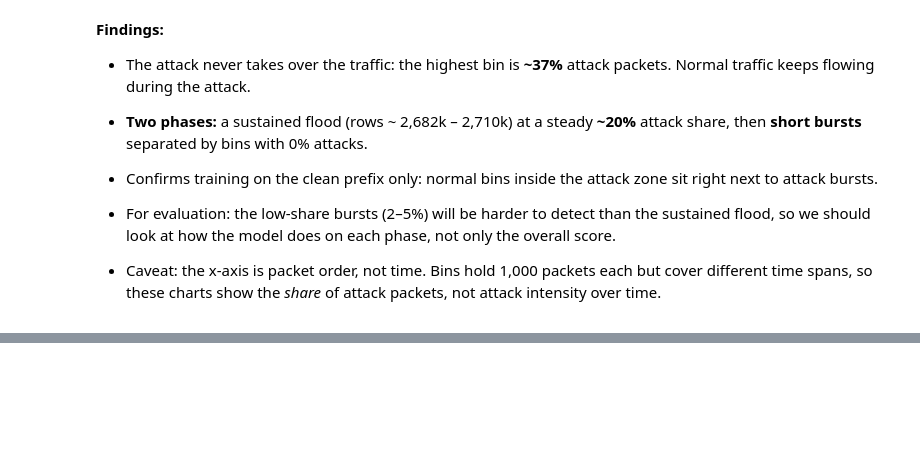
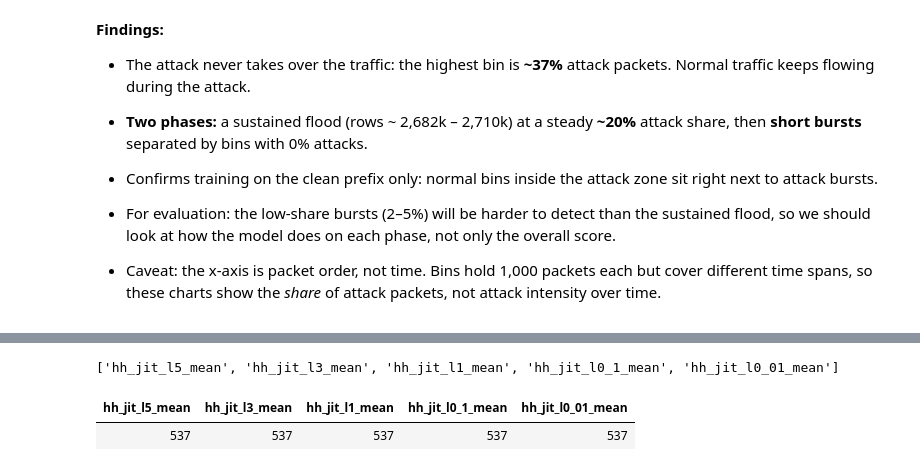
Before and after one commit to SantiLopBla/kitsune-network-anomaly-detection, a Jupyter notebook: Notebooks/Exploration/eda_syn_dos.ipynb, the cells around one changed output, grey strips where cells are left out. Cells and saved outputs as stored; diff of their text form; code cells hidden in the pictures; blank space fills up the shorter version.

```diff
--- a/Notebooks/Exploration/eda_syn_dos.ipynb
+++ b/Notebooks/Exploration/eda_syn_dos.ipynb
@@ -125,0 +134,14 @@ plt.show()
+# %%
+# Prediction: a few hundred/thousand rows (one per new IP-to-IP conversation)
+
+TIMESTAMP_THRESHOLD = 1e9  # 1e9 seconds = ~31 years: no real gap is this big
+col = F.col("hh_jit_l0_01_mean")
+
+jit_check = packets.agg(
+    F.min(col).alias("min_value"),
+    F.max(col).alias("max_value"),
+    F.count_if(col >= TIMESTAMP_THRESHOLD).alias("rows_above_threshold"),
+    F.from_unixtime(F.max(col)).alias("max_as_date"),  # seconds since 1970 -> readable date
+)
+
+display(jit_check)
@@ -125,0 +164,24 @@ plt.show()
+# %%
+from src.kitsune.feature_names import feature_names
+
+# Prediction: (a) same count in all 5, the leaked timestamp enters every window at once
+
+# The 5 HH_jit mean columns (one per time window)
+jit_mean_cols = []
+for c in feature_names():
+    if c.startswith("hh_jit") and c.endswith("_mean"):
+        jit_mean_cols.append(c)
+
+print(jit_mean_cols)
+
+# One count per column, all computed in a single pass over the data
+count_exprs = []
+for c in jit_mean_cols:
+    count_exprs.append(F.count_if(F.col(c) >= TIMESTAMP_THRESHOLD).alias(c))
+
+jit_counts = packets.agg(*count_exprs)
+display(jit_counts)
+# %% [output]
+['hh_jit_l5_mean', 'hh_jit_l3_mean', 'hh_jit_l1_mean', 'hh_jit_l0_1_mean', 'hh_jit_l0_01_mean']
+| hh_jit_l5_mean | hh_jit_l3_mean | hh_jit_l1_mean | hh_jit_l0_1_mean | hh_jit_l0_01_mean |
+| 537 | 537 | 537 | 537 | 537 |
```
Also changed, not shown: parts of 5 cells of this notebook.
